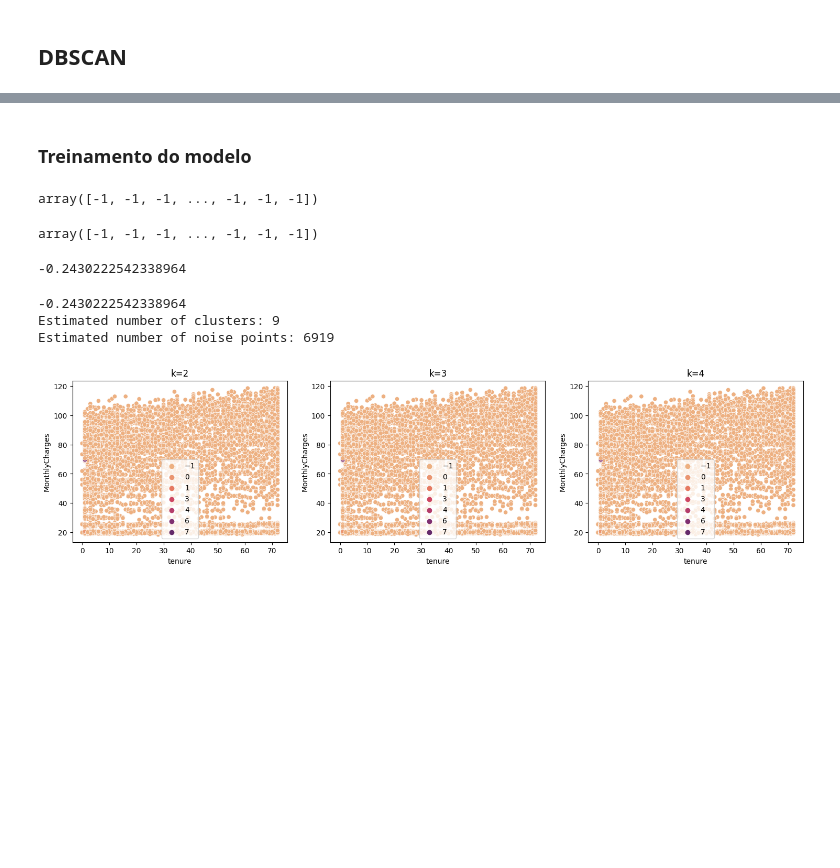
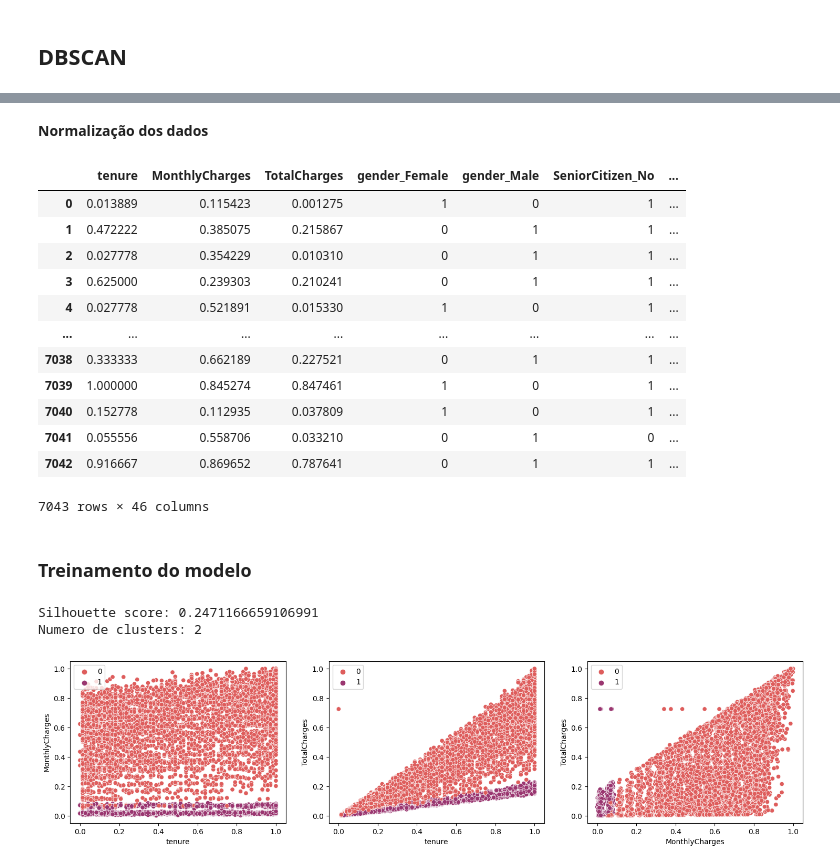
Before and after one commit to andressagomes26/ciencias_dados_estagio-docencia, a Jupyter notebook: Aula 06 - Clusterização - KMeans e DBSCAN/churn_analysis_kmeans.ipynb, the cells around one changed output, grey strips where cells are left out. Saved outputs shown, nothing was run; the diff lists cells and outputs as text; code cells hidden in the pictures; blank space fills up the shorter version.

Commit message:
Kmeans e DBSCAN

```diff
--- a/Aula 06 - Clusterização - KMeans e DBSCAN/churn_analysis_kmeans.ipynb
+++ b/Aula 06 - Clusterização - KMeans e DBSCAN/churn_analysis_kmeans.ipynb
@@ -994,39 +997,45 @@ Melhor valor de min_samples: 5
+# %% [markdown]
+**Normalização dos dados**
+# %%
+norm = MinMaxScaler()
+
+df_encoded['tenure'] = norm.fit_transform(df_encoded['tenure'].values.reshape(-1, 1))
+df_encoded['MonthlyCharges'] = norm.fit_transform(df_encoded['MonthlyCharges'].values.reshape(-1, 1))
+df_encoded['TotalCharges'] = norm.fit_transform(df_encoded['TotalCharges'].values.reshape(-1, 1))
+# %%
+df_encoded
+# %% [output]
+|  | tenure | MonthlyCharges | TotalCharges | gender_Female | gender_Male | SeniorCitizen_No | ... |
+| 0 | 0.013889 | 0.115423 | 0.001275 | 1 | 0 | 1 | ... |
+| 1 | 0.472222 | 0.385075 | 0.215867 | 0 | 1 | 1 | ... |
+| 2 | 0.027778 | 0.354229 | 0.010310 | 0 | 1 | 1 | ... |
+| 3 | 0.625000 | 0.239303 | 0.210241 | 0 | 1 | 1 | ... |
+| 4 | 0.027778 | 0.521891 | 0.015330 | 1 | 0 | 1 | ... |
+| ... | ... | ... | ... | ... | ... | ... | ... |
+| 7038 | 0.333333 | 0.662189 | 0.227521 | 0 | 1 | 1 | ... |
+| 7039 | 1.000000 | 0.845274 | 0.847461 | 1 | 0 | 1 | ... |
+| 7040 | 0.152778 | 0.112935 | 0.037809 | 1 | 0 | 1 | ... |
+| 7041 | 0.055556 | 0.558706 | 0.033210 | 0 | 1 | 0 | ... |
+| 7042 | 0.916667 | 0.869652 | 0.787641 | 0 | 1 | 1 | ... |
+7043 rows × 46 columns
 # %% [markdown]
 ### Treinamento do modelo
-# %%
-dbscan = DBSCAN(eps=0.5, min_samples=5)
-dbscan.fit_predict(df_encoded)
-# %% [output]
-array([-1, -1, -1, ..., -1, -1, -1])
-# %%
-labels_dbscan = dbscan.labels_
-labels_dbscan
-# %% [output]
-array([-1, -1, -1, ..., -1, -1, -1])
-# %%
-silhouette_score(df_encoded, labels_dbscan)
-# %% [output]
--0.2430222542338964
 # %%
-db = DBSCAN(eps=0.5, min_samples=5).fit(df_encoded)
-labels = db.labels_
+dbscan = DBSCAN(eps=3.5, min_samples=3).fit(df_encoded)
+labels_dbscan = dbscan.labels_
 
-# Number of clusters in labels, ignoring noise if present.
-n_clusters_ = len(set(labels)) - (1 if -1 in labels else 0)
-n_noise_ = list(labels).count(-1)
-print(silhouette_score(df_encoded, labels))
+n_clusters_ = len(set(labels_dbscan)) - (1 if -1 in labels_dbscan else 0)
 
-print("Estimated number of clusters: %d" % n_clusters_)
-print("Estimated number of noise points: %d" % n_noise_)
+print(f"Silhouette score: {silhouette_score(df_encoded, labels_dbscan)}")
+print(f"Numero de clusters: {n_clusters_}")
 # %% [output]
--0.2430222542338964
-Estimated number of clusters: 9
-Estimated number of noise points: 6919
+Silhouette score: 0.2471166659106991
+Numero de clusters: 2
 # %%
 fig, axs = plt.subplots(1, 3, figsize=(18,4))
 
-ax = sns.scatterplot(data=df_encoded, x='tenure', y='MonthlyCharges', palette="flare", ax=axs[0], hue=labels).set_title('k=2')
-ax = sns.scatterplot(data=df_encoded, x='tenure', y='MonthlyCharges', palette="flare", ax=axs[1], hue=labels).set_title('k=3')
-ax = sns.scatterplot(data=df_encoded, x='tenure', y='MonthlyCharges', palette="flare", ax=axs[2], hue=labels).set_title('k=4')
+ax = sns.scatterplot(data=df_encoded, x='tenure', y='MonthlyCharges', palette="flare", ax=axs[0], hue=labels_dbscan)
+ax = sns.scatterplot(data=df_encoded, x='tenure', y='TotalCharges', palette="flare", ax=axs[1], hue=labels_dbscan)
+ax = sns.scatterplot(data=df_encoded, x='MonthlyCharges', y='TotalCharges', palette="flare", ax=axs[2], hue=labels_dbscan)
 # %% [output]
-[figure, old version]
+[figure, new version]
```
Also changed, not shown: parts of 12 cells of this notebook, 1 other file.
